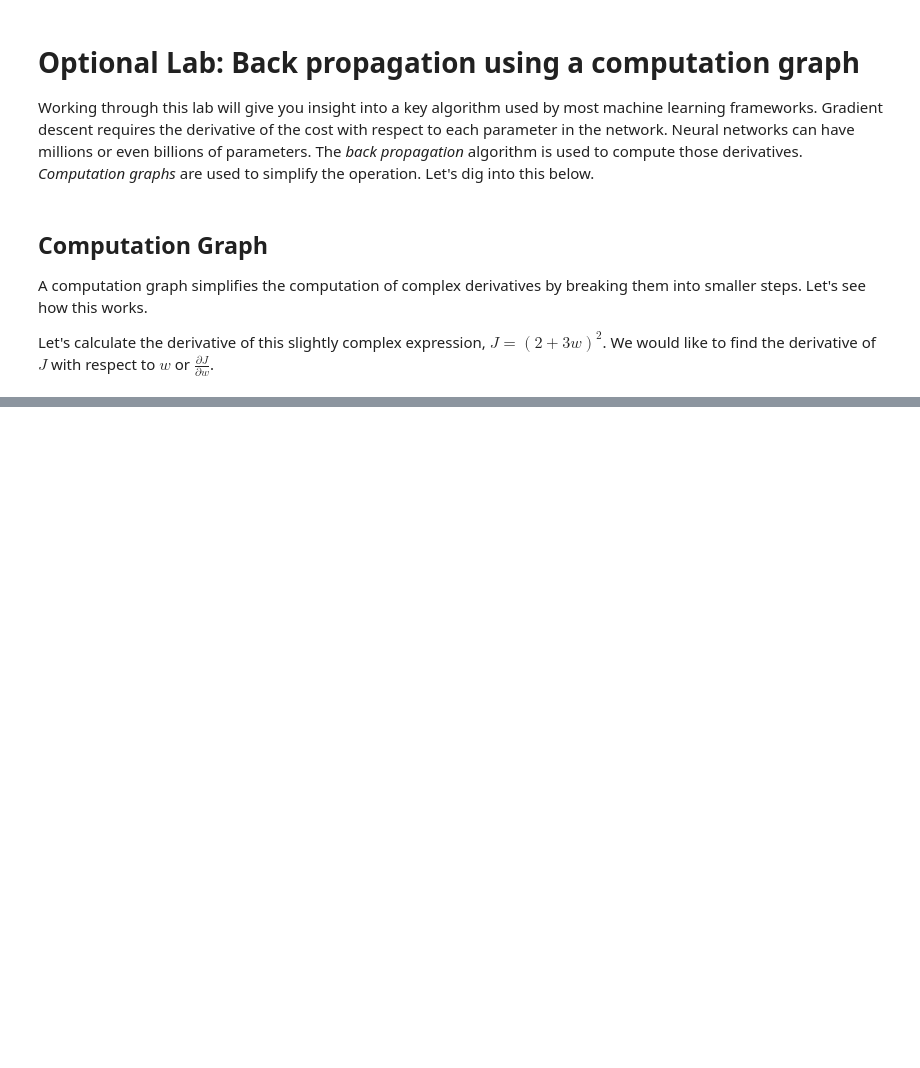
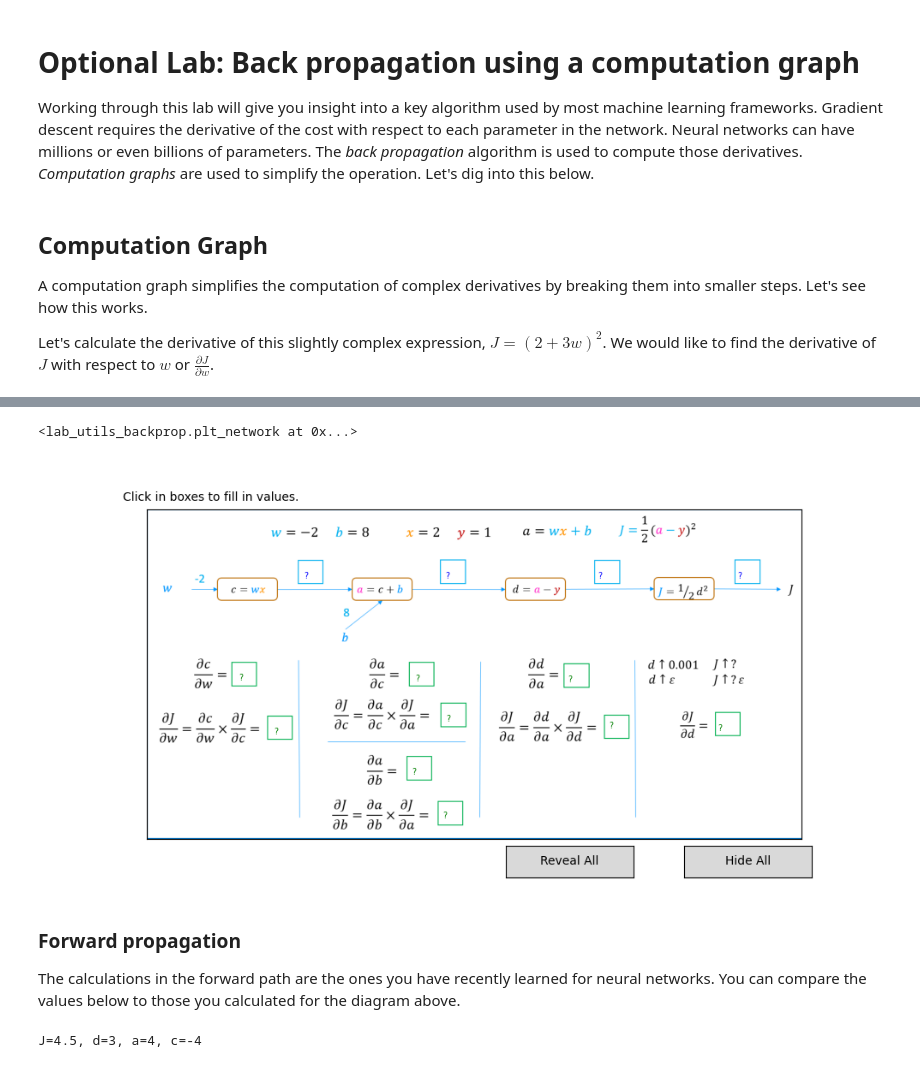
Before and after one commit to ipdor/StudyAtCoursera, a Jupyter notebook: Advanced_Learning_Algorithms/Week2/practice_C2_W2_lab05.ipynb, the cells around one changed output, grey strips where cells are left out. Saved outputs shown, nothing was run; the diff lists cells and outputs as text; code cells hidden in the pictures; blank space fills up the shorter version.

```diff
--- a/Advanced_Learning_Algorithms/Week2/practice_C2_W2_lab05.ipynb
+++ b/Advanced_Learning_Algorithms/Week2/practice_C2_W2_lab05.ipynb
@@ -21,0 +137,22 @@ plt_network(config_nw0, "./images/C2_W2_BP_network0.PNG")
+# %%
+plt.close("all")
+plt_network(config_nw1, "./images/C2_W2_BP_network1.PNG")
+# %% [output]
+<lab_utils_backprop.plt_network at 0x...>
+[figure, added]
+# %% [markdown]
+### Forward propagation
+The calculations in the forward path are the ones you have recently learned for neural networks. You can compare the values below to those you calculated for the diagram above.
+# %%
+x = 2
+w = -2
+b = 8
+y = 1
+
+c = w*x
+a = c+b
+d = a-y
+J = d**2/2
+print(f"J={J}, d={d}, a={a}, c={c}")
+# %% [output]
+J=4.5, d=3, a=4, c=-4
```
Also changed, not shown: parts of 43 cells of this notebook.
